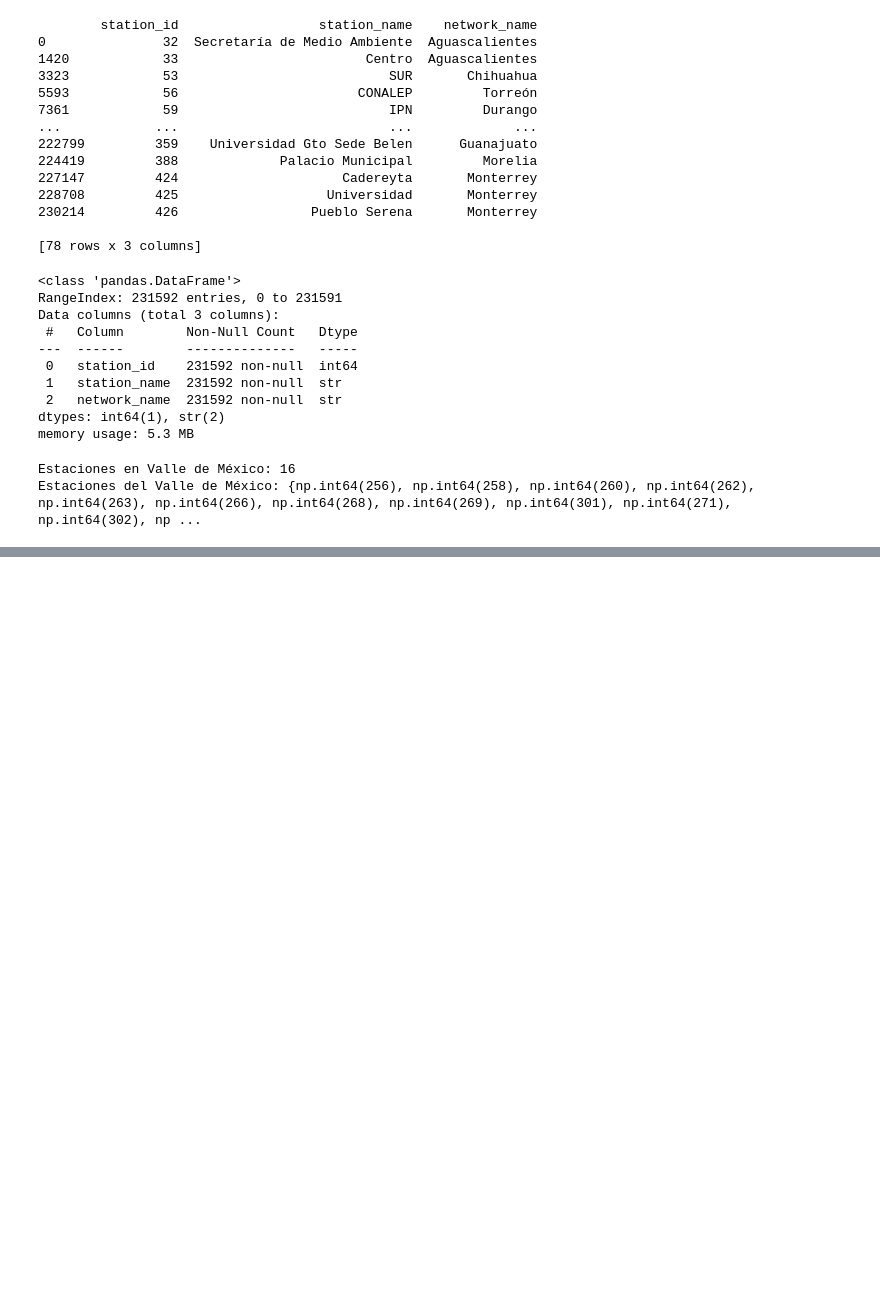
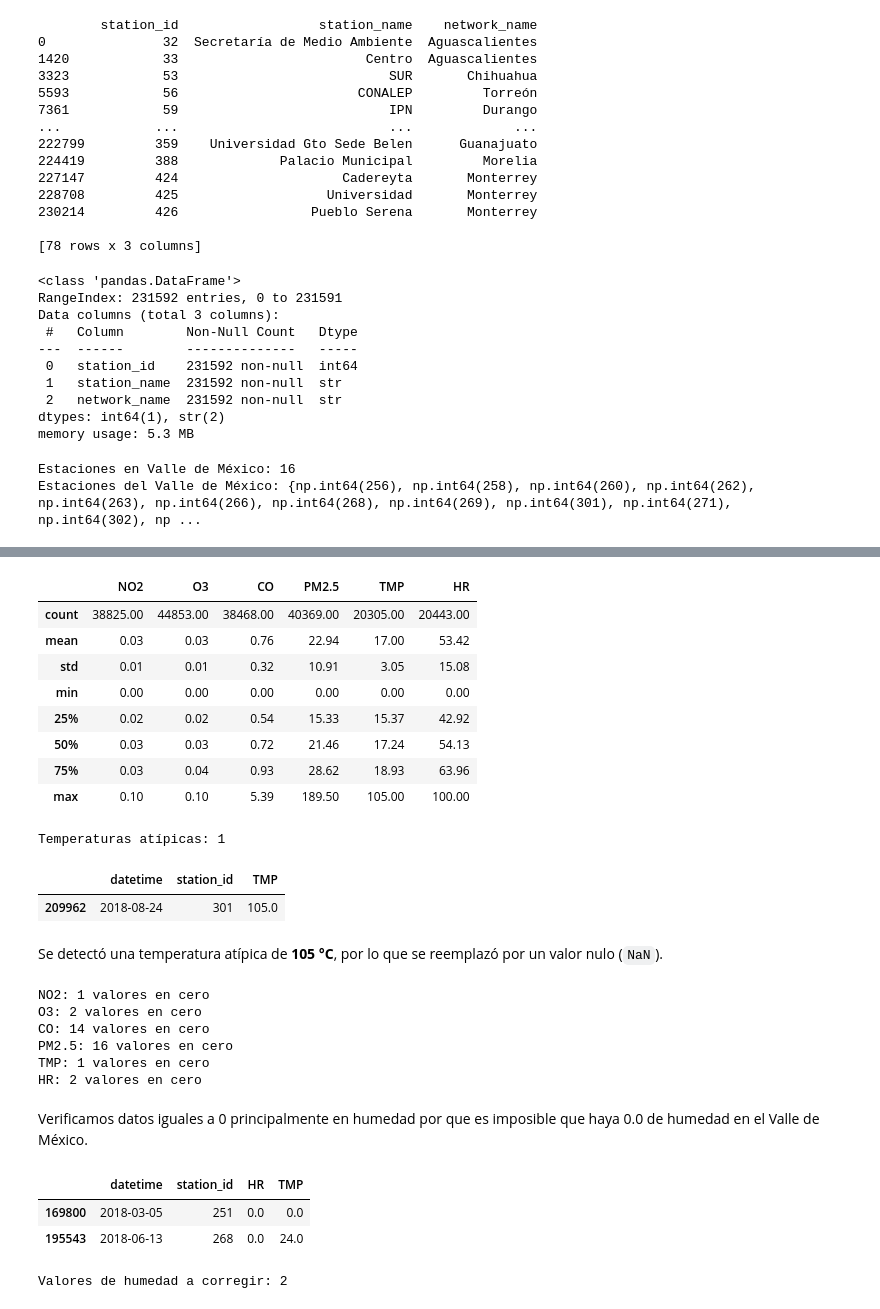
Before and after one commit to Diana-Torres21/Sistemas-Inteligentes, a Jupyter notebook: Proyecto-Final/Notebooks/Limpieza.ipynb, the cells around one changed output, grey strips where cells are left out. Cells and saved outputs as stored; diff of their text form; code cells hidden in the pictures; blank space fills up the shorter version.

```diff
--- a/Proyecto-Final/Notebooks/Limpieza.ipynb
+++ b/Proyecto-Final/Notebooks/Limpieza.ipynb
@@ -163,0 +346,79 @@ Estaciones del Valle de México: {'Ajusco Medio', 'UAM Iztapalapa', 'Centro de C
+# %%
+#Detectamos valores atipicos
+columnas = ["NO2", "O3", "CO", "PM2.5", "TMP", "HR"]
+
+df_valle[columnas].describe().round(2)
+# %% [output]
+|  | NO2 | O3 | CO | PM2.5 | TMP | HR |
+| count | 38825.00 | 44853.00 | 38468.00 | 40369.00 | 20305.00 | 20443.00 |
+| mean | 0.03 | 0.03 | 0.76 | 22.94 | 17.00 | 53.42 |
+| std | 0.01 | 0.01 | 0.32 | 10.91 | 3.05 | 15.08 |
+| min | 0.00 | 0.00 | 0.00 | 0.00 | 0.00 | 0.00 |
+| 25% | 0.02 | 0.02 | 0.54 | 15.33 | 15.37 | 42.92 |
+| 50% | 0.03 | 0.03 | 0.72 | 21.46 | 17.24 | 54.13 |
+| 75% | 0.03 | 0.04 | 0.93 | 28.62 | 18.93 | 63.96 |
+| max | 0.10 | 0.10 | 5.39 | 189.50 | 105.00 | 100.00 |
+# %%
+# Revisar temperaturas fuera de un rango preliminar
+temperaturas_atipicas = df_valle[
+    (df_valle["TMP"] < -10) |
+    (df_valle["TMP"] > 45)
+]
+
+print("Temperaturas atípicas:", len(temperaturas_atipicas))
+
+display(
+    temperaturas_atipicas[
+        ["datetime", "station_id", "TMP"]
+    ].sort_values("TMP", ascending=False).head(20)
+)
+
+# Reemplazar temperaturas fuera del rango válido por NaN
+df_valle.loc[
+    (df_valle["TMP"] < -10) |
+    (df_valle["TMP"] > 45),
+    "TMP"
+] = np.nan
+# %% [output]
+Temperaturas atípicas: 1
+|  | datetime | station_id | TMP |
+| 209962 | 2018-08-24 | 301 | 105.0 |
+# %% [markdown]
+Se detectó una temperatura atípica de **105 °C**,
+por lo que se reemplazó por un valor nulo (`NaN`).
+# %%
+# Contar valores iguales a cero
+columnas = ["NO2", "O3", "CO", "PM2.5", "TMP", "HR"]
+
+for columna in columnas:
+    ceros = (df_valle[columna] == 0).sum()
+    print(f"{columna}: {ceros} valores en cero")
+# %% [output]
+NO2: 1 valores en cero
+O3: 2 valores en cero
+CO: 14 valores en cero
+PM2.5: 16 valores en cero
+TMP: 1 valores en cero
+HR: 2 valores en cero
+# %% [markdown]
+Verificamos datos iguales a 0 principalmente en humedad por que es imposible que haya 0.0 de humedad en el Valle de México.
+# %%
+# Revisar los registros con humedad relativa igual a cero
+df_valle.loc[
+    df_valle["HR"] == 0,
+    ["datetime", "station_id", "HR", "TMP"]
+]
+# %% [output]
+|  | datetime | station_id | HR | TMP |
+| 169800 | 2018-03-05 | 251 | 0.0 | 0.0 |
+| 195543 | 2018-06-13 | 268 | 0.0 | 24.0 |
+# %%
+# Identificar humedades sospechosas
+humedad_invalida = df_valle["HR"] == 0
+
+print("Valores de humedad a corregir:", humedad_invalida.sum())
+
+# Reemplazar por NaN
+df_valle.loc[humedad_invalida, "HR"] = np.nan
+# %% [output]
+Valores de humedad a corregir: 2
```
Also changed, not shown: parts of 23 cells of this notebook.
